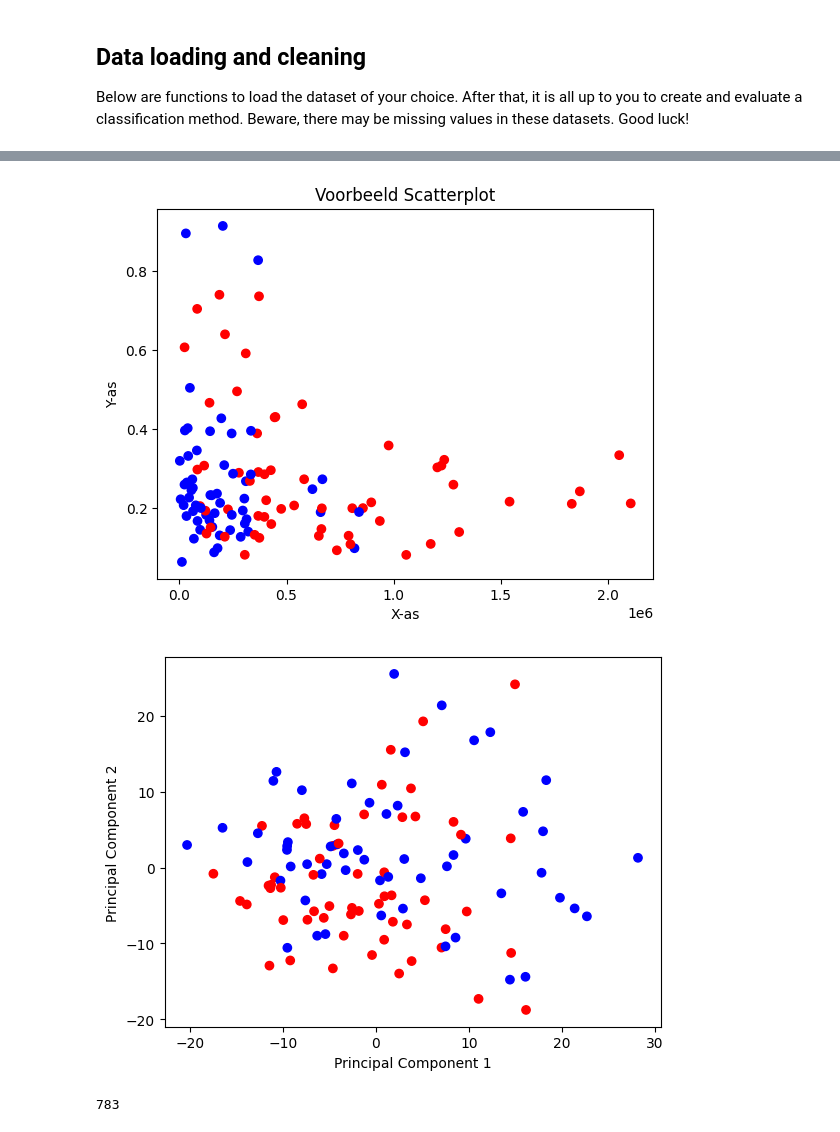
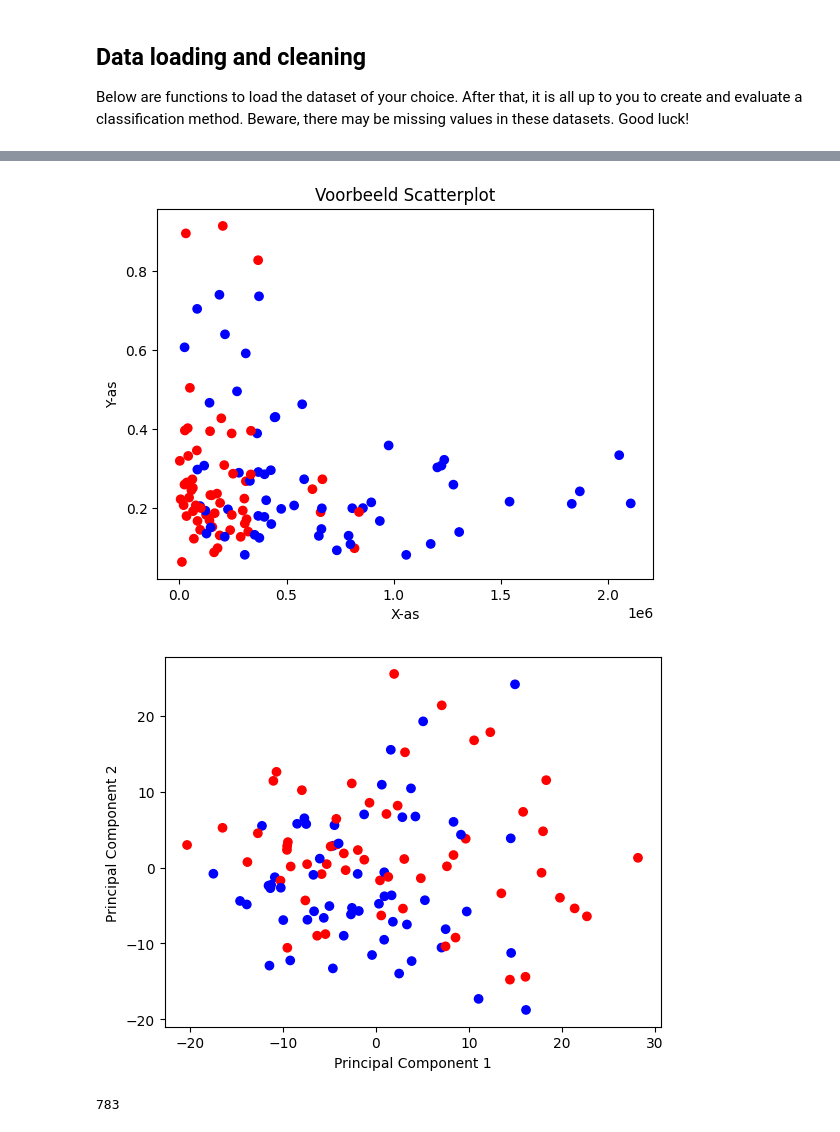
Before and after one commit to Fahbax/TM10007_group_13, a Jupyter notebook: project.ipynb, the cells around one changed output, grey strips where cells are left out. Cells and saved outputs as stored; diff of their text form; code cells hidden in the pictures.

```diff
--- a/project.ipynb
+++ b/project.ipynb
@@ -19,9 +14,13 @@ Below are functions to load the dataset of your choice. After that, it is all up
 # %%
 import os
 import pandas as pd
+from sklearn.preprocessing import LabelEncoder
 data = pd.read_csv('/content/tm10007_ml/worclipo/Lipo_radiomicFeatures.csv', index_col=0)
 print(f'The number of samples: {len(data.index)}')
 print(f'The number of columns: {len(data.columns)}')
+le = LabelEncoder()
+data['label'] = le.fit_transform(data['label'])
+print(data['label']) #liposarcoma = 1, lipoma =0
 # %% [output]
 The number of samples: 115
 The number of columns: 494
@@ -28,20 +40,20 @@ The number of columns: 494
 # %%
 #print(data['label'])#,'PREDICT_original_sf_compactness_avg_2.5D','PREDICT_original_sf_compactness_std_2.5D'])
 #df = pd.DataFrame(data, columns=["label", "PREDICT_original_sf_compactness_avg_2.5D","PREDICT_original_sf_compactness_std_2.5D"])
 import matplotlib.pyplot as plt
-colors = {'liposarcoma': 'red', 'lipoma': 'blue'}
+colors = {0: 'red', 1: 'blue'}
 #plt.scatter(data['PREDICT_original_sf_compactness_avg_2.5D'], data['PREDICT_original_sf_compactness_std_2.5D'], c=d['label'].map(colors))
 plt.scatter(data['PREDICT_original_sf_volume_2.5D'], data['PREDICT_original_tf_Gabor_range_F0.05_A1.57'], c=data['label'].map(colors))
 
 # Voeg labels toe aan de plot
 plt.title('Voorbeeld Scatterplot')
 plt.xlabel('X-as')
 plt.ylabel('Y-as')
 
 # Toon de plot
 plt.show()
 # %% [output]
-[figure, old version]
+[figure, new version]
 # %%
 import pandas as pd
 from sklearn.decomposition import PCA
@@ -69,7 +81,7 @@ plt.xlabel('Principal Component 1')
 plt.ylabel('Principal Component 2')
 plt.show()
 # %% [output]
-[figure, old version]
+[figure, new version]
 # %%
 from scipy.stats import shapiro
 df=data.iloc[:,2:]
```
Also changed, not shown: parts of 3 cells of this notebook.
